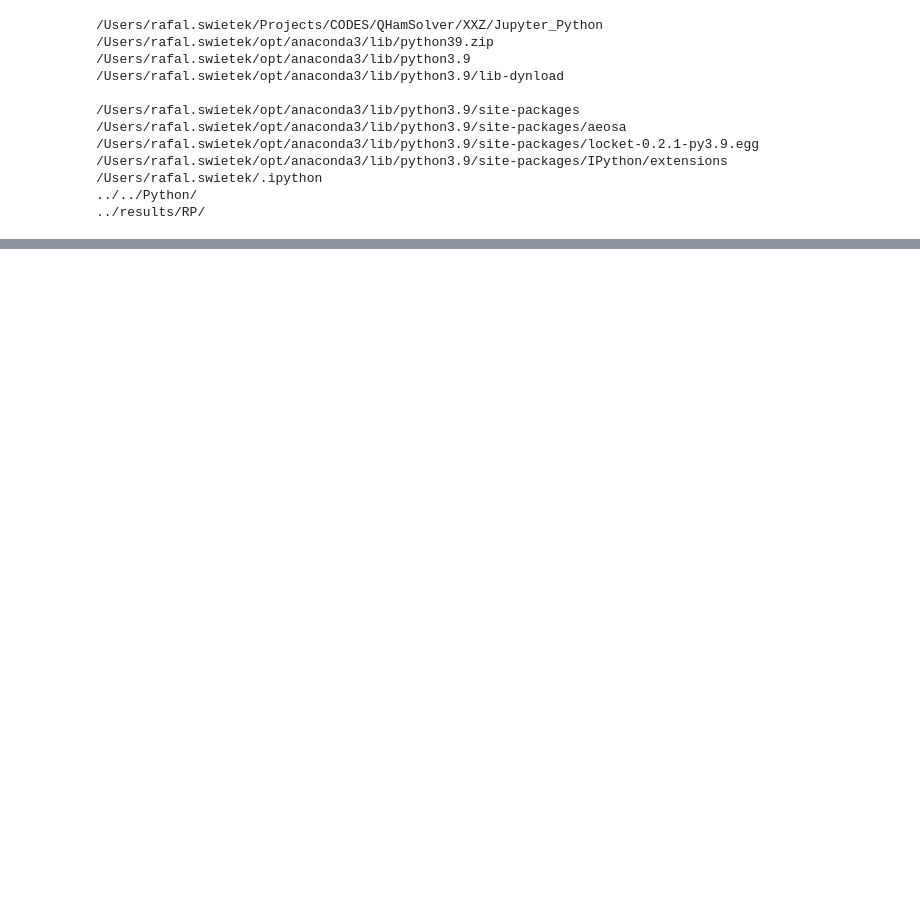
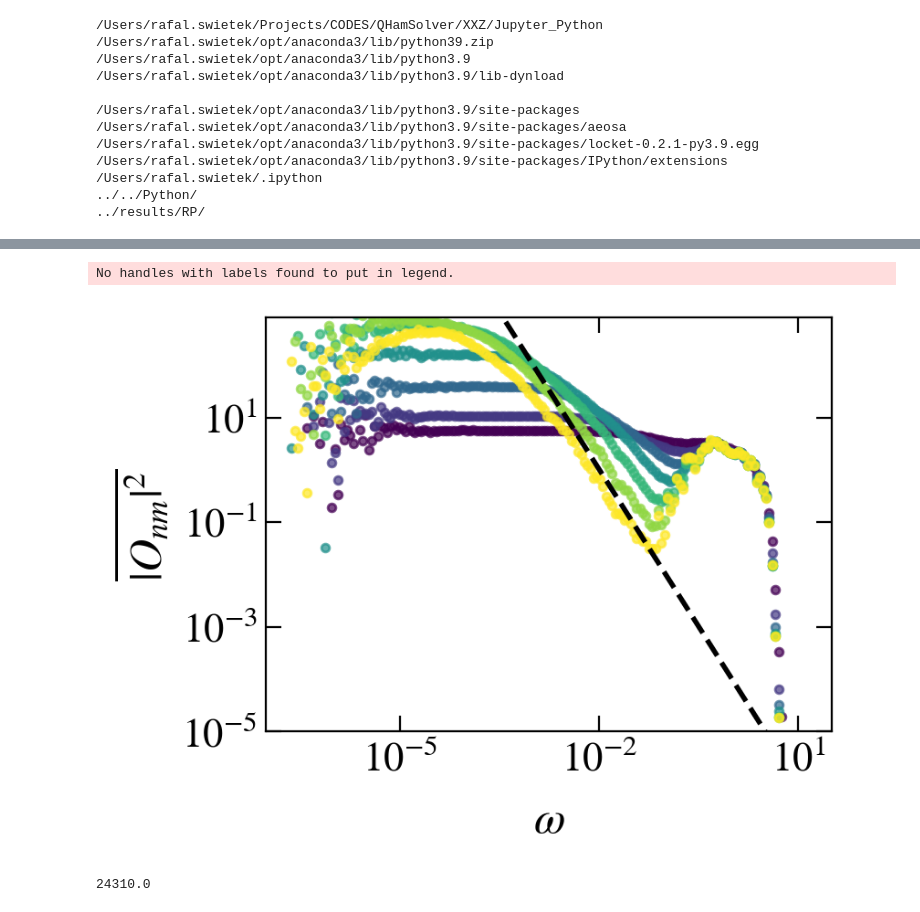
Before and after one commit to Rafal-Swietek/QHamSolver, a Jupyter notebook: XXZ/Jupyter_Python/fgr.ipynb, the cells around one changed output, grey strips where cells are left out. Cells and saved outputs as stored; diff of their text form; code cells hidden in the pictures; blank space fills up the shorter version.

```diff
--- a/XXZ/Jupyter_Python/fgr.ipynb
+++ b/XXZ/Jupyter_Python/fgr.ipynb
@@ -381,0 +399,71 @@ No handles with labels found to put in legend.
+# %%
+colors_ls_cyc = itertools.cycle(colors_ls)
+colors_ls_cyc2 = itertools.cycle(colors_ls)
+
+L = 20
+w = 2
+J = 1
+g=0.2
+op=0
+modello = 'RP'
+prefix = '../results/disorder/PBC/Spectrals_SzSz/'
+
+sizes = np.arange(12, 19, 2)
+
+DIM = 1
+fig, axis = plt.subplots( nrows=1, ncols=1, figsize=(4,3), dpi = 200, sharex=True, sharey=False)
+
+L = 18
+eps = 0.5
+
+wx_vals = np.arange(0.02, 0.15, 0.02)
+
+
+
+norm = matplotlib.colors.Normalize(
+        vmin=min(wx_vals),
+        vmax=max(wx_vals))
+s_m = matplotlib.cm.ScalarMappable(cmap='viridis', norm=norm)
+s_m.set_array([])
+
+
+wx = 0.04
+for iiL, wx in enumerate(wx_vals):
+    col = s_m.to_rgba(wx)
+
+    omegas = np.nan
+    spec_fun = np.nan
+    name = prefix + info_dis(L=L, J1=J, delta1=0.55, w=wx) + '.hdf5'
+    if exists(name):
+        with h5py.File(name, "r") as file:
+            Ex = np.array(file.get('energy_density'))
+            idx = min(range(len(Ex)), key=lambda i: abs(Ex[i] - eps))
+            DOS = np.array(file.get('DOS'))[idx]
+
+            G = 1#dim**(1-2*w) * L**2
+            spec_fun = np.array(file.get('spec_fun'))[idx] * DOS * G
+            omegas = np.array(file.get('omegas'))[1:] / G
+
+            realis = np.array(file.get('realisations'))
+    else:
+        print(name)
+
+    axis.scatter(omegas, spec_fun, color=col, alpha=0.7, s=10)
+
+
+fig_help.set_plot_elements(axis, ylabel=r"$\overline{|O_{nm}|^2}$", xlabel=r"$\omega$", font_size=16, set_legend=1, xscale='log', yscale='log')
+
+z = np.logspace(-4, 1, 1000)
+# axis.plot(z, 0.02/z, ls=':', color='k', lw=2)
+axis.plot(z, 0.0001/z**2, ls='--', color='k', lw=2)
+
+axis.set_ylim(1e-5, 8e2)
+
+fig.subplots_adjust(wspace = 0.02, hspace=0.02)
+# %% [output]
+No handles with labels found to put in legend.
+[figure, added]
+# %%
+binom(17, 8)
+# %% [output]
+24310.0
```
Also changed, not shown: parts of 6 cells of this notebook, 2 other files.
